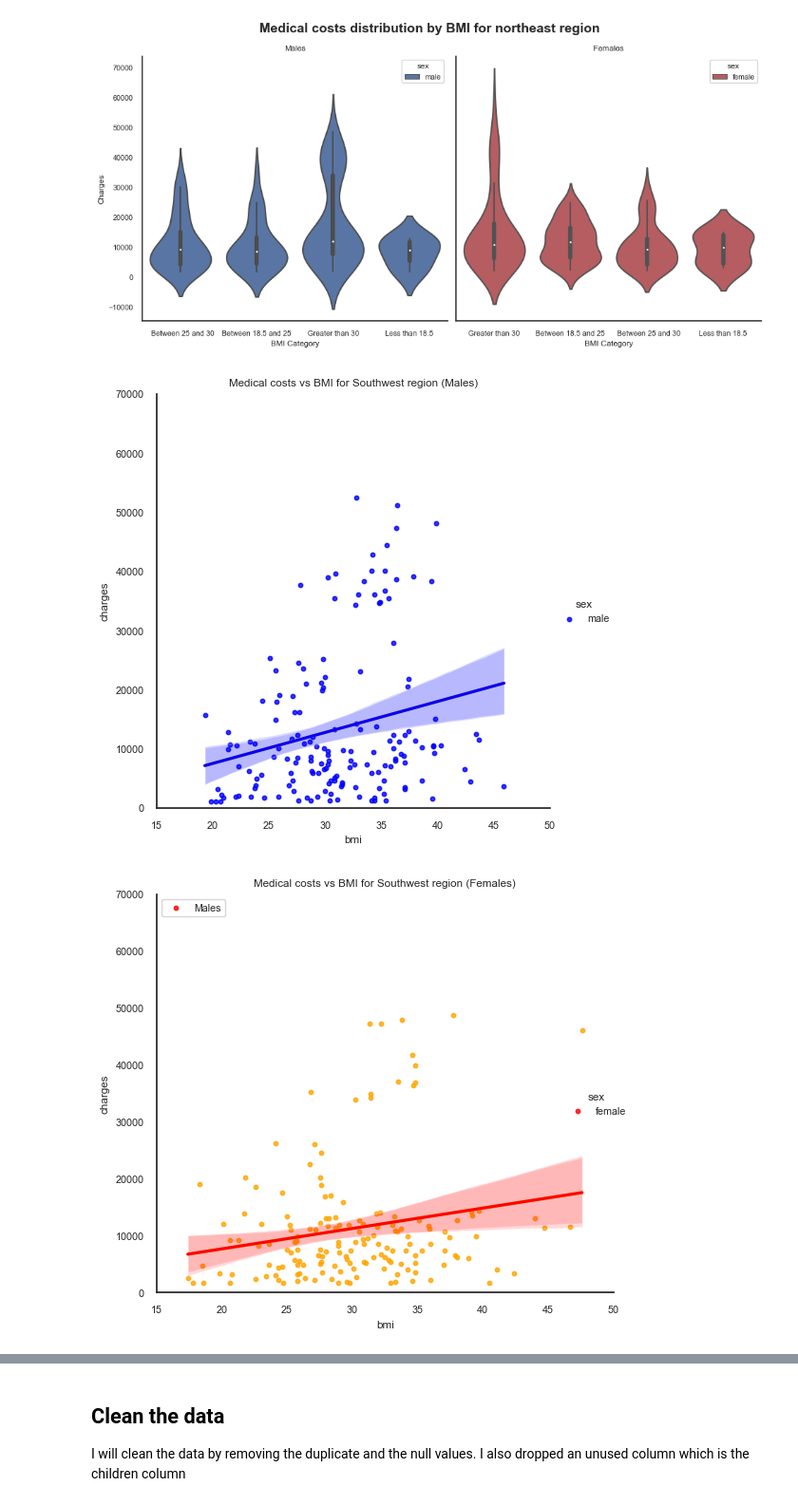
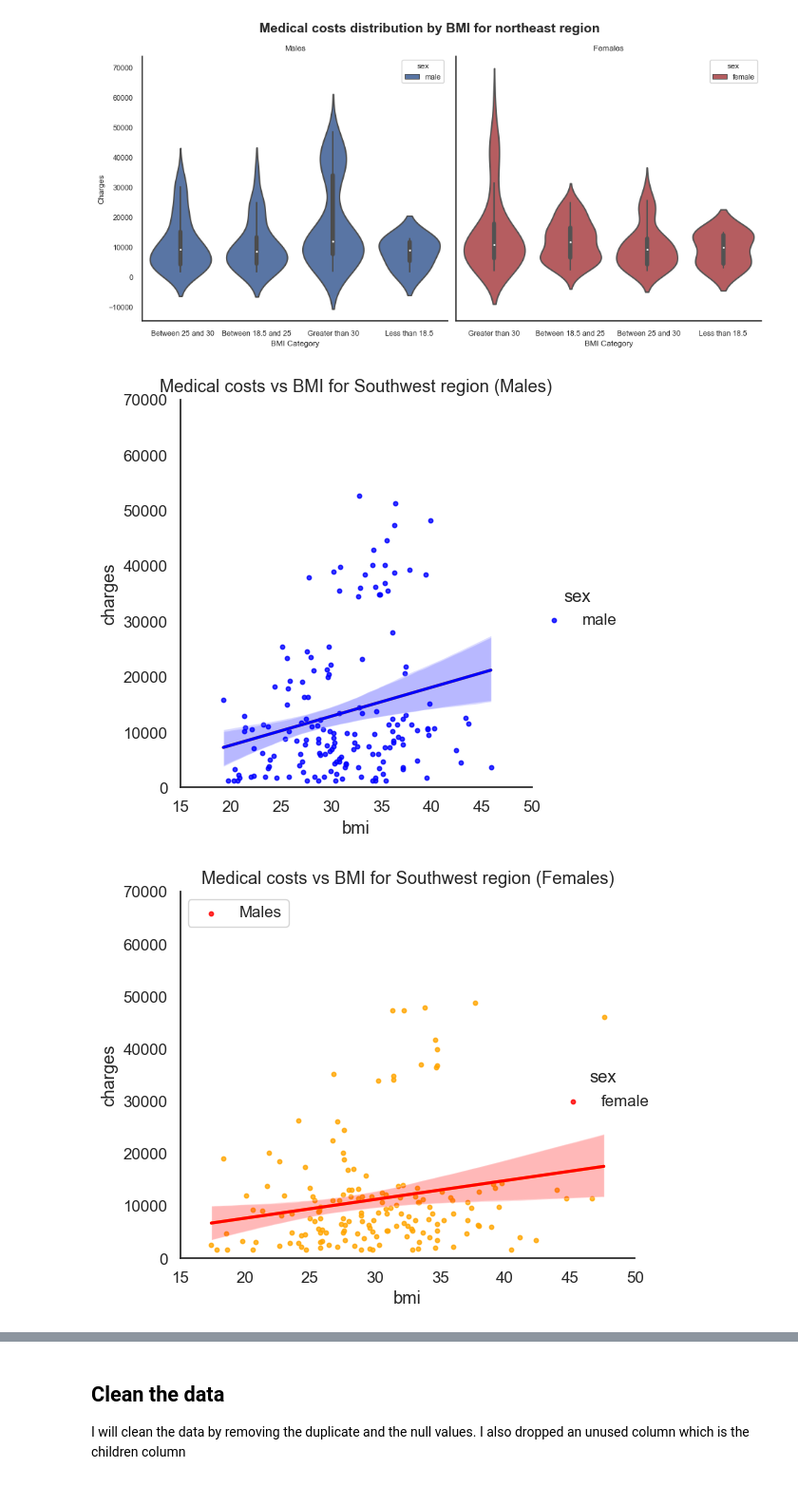
Before and after one commit to ubco-W2022T2-data301/project-group-group40, a Jupyter notebook: analysis/analysis2.ipynb, the cells around one changed output, grey strips where cells are left out. Shown at 95% size. Saved outputs shown, nothing was run; the diff lists cells and outputs as text; code cells hidden in the pictures.

```diff
--- a/analysis/analysis2.ipynb
+++ b/analysis/analysis2.ipynb
@@ -115,6 +132,10 @@ for region in df['region'].unique():
 # %%
 import seaborn as sns
 import matplotlib.pyplot as plt
+sns.set_theme(style="white",
+              font_scale=1.1,
+             )
+plt.rc("axes.spines", top=False, right=False)
 
 male_data = df[df['sex'] == 'male']
 female_data = df[df['sex'] == 'female']
@@ -129,32 +150,32 @@ for region in df['region'].unique():
     sns.lmplot(x='bmi', y='charges', data=male_region_data, hue='sex', palette={'male': 'blue'}, scatter_kws={'s': 10})
     plt.title('Medical costs vs BMI for {} region (Males)'.format(region.capitalize()))
     plt.xlabel('BMI')
     plt.ylabel('Medical Costs')
     plt.xlim(15, 50)
     plt.ylim(0, 70000)
 
     male_regression = sns.regplot(x='bmi', y='charges', data=male_region_data, color='blue', scatter=False)
 
     sns.lmplot(x='bmi', y='charges', data=female_region_data, hue='sex', palette={'female': 'red'}, scatter_kws={'s': 10})
     plt.title('Medical costs vs BMI for {} region (Females)'.format(region.capitalize()))
     plt.xlabel('BMI')
     plt.ylabel('Medical Costs')
     plt.xlim(15, 50)
     plt.ylim(0, 70000)
 
     female_regression = sns.regplot(x='bmi', y='charges', data=female_region_data, color='red', scatter=False)
 
     handles, labels = plt.gca().get_legend_handles_labels()
     handles = [handles[0]] # update handles to remove second handle
     labels = ['Males', 'Females']
     plt.gca().legend(handles, labels, loc='upper left')
 
     male_regression.lines[0].set_color(colors[region])
     female_regression.lines[0].set_color(colors[region])
     handles[0].set_color(colors[region])
 
     plt.tight_layout()
     plt.show()
 # %% [output]
-[figure, old version]
+[figure, new version]
-[figure, old version]
+[figure, new version]
```
Also changed, not shown: parts of 14 cells of this notebook, 4 other files.
